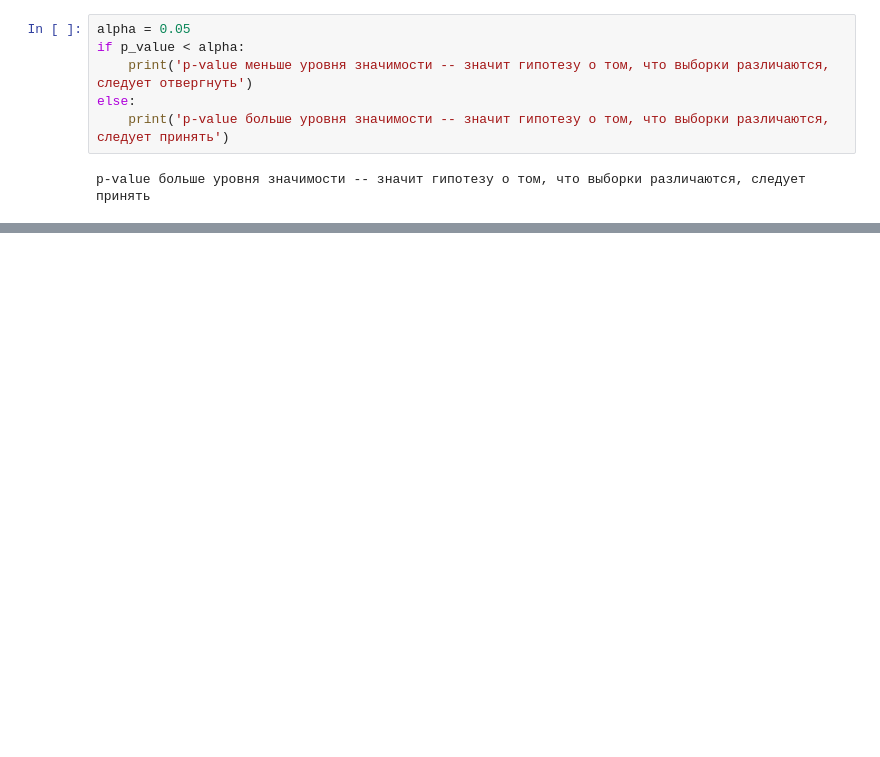
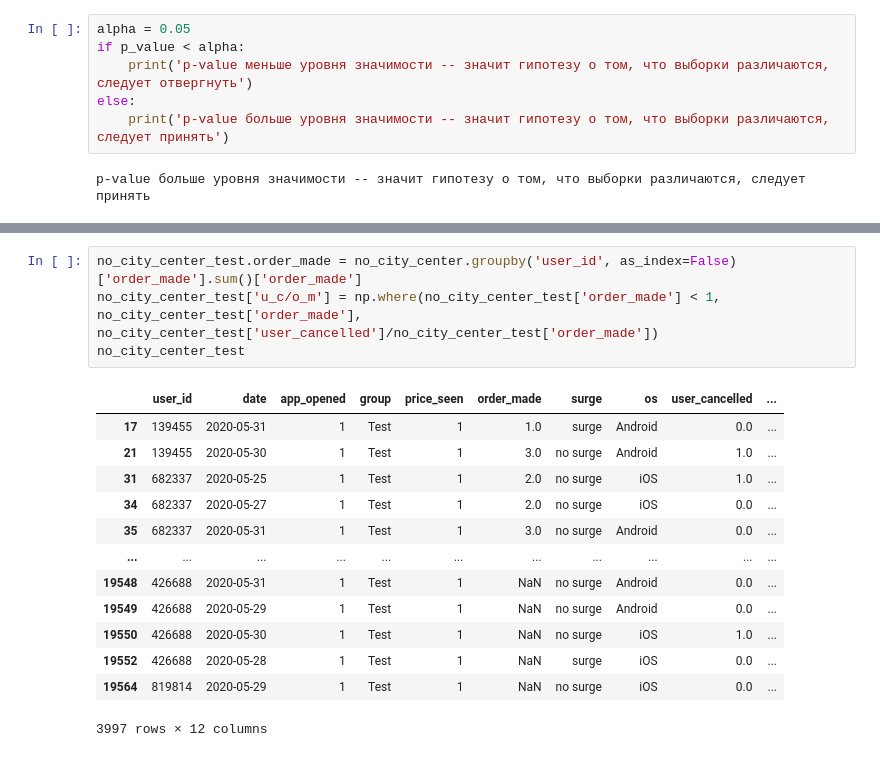
Before and after one commit to ASKhorosh/ABT-8, a Jupyter notebook: Аnalysis_of_results/analysis.ipynb, the cells around one changed output, grey strips where cells are left out. Saved outputs shown, nothing was run; the diff lists cells and outputs as text; blank space fills up the shorter version.

```diff
--- a/Аnalysis_of_results/analysis.ipynb
+++ b/Аnalysis_of_results/analysis.ipynb
@@ -264,0 +225,18 @@ plt.hist(result, bins=10);
+# %%
+no_city_center_test.order_made = no_city_center.groupby('user_id', as_index=False)['order_made'].sum()['order_made']
+no_city_center_test['u_c/o_m'] = np.where(no_city_center_test['order_made'] < 1, no_city_center_test['order_made'], no_city_center_test['user_cancelled']/no_city_center_test['order_made'])
+no_city_center_test
+# %% [output]
+|  | user_id | date | app_opened | group | price_seen | order_made | surge | os | user_cancelled | ... |
+| 17 | 139455 | 2020-05-31 | 1 | Test | 1 | 1.0 | surge | Android | 0.0 | ... |
+| 21 | 139455 | 2020-05-30 | 1 | Test | 1 | 3.0 | no surge | Android | 1.0 | ... |
+| 31 | 682337 | 2020-05-25 | 1 | Test | 1 | 2.0 | no surge | iOS | 1.0 | ... |
+| 34 | 682337 | 2020-05-27 | 1 | Test | 1 | 2.0 | no surge | iOS | 0.0 | ... |
+| 35 | 682337 | 2020-05-31 | 1 | Test | 1 | 3.0 | no surge | Android | 0.0 | ... |
+| ... | ... | ... | ... | ... | ... | ... | ... | ... | ... | ... |
+| 19548 | 426688 | 2020-05-31 | 1 | Test | 1 | NaN | no surge | Android | 0.0 | ... |
+| 19549 | 426688 | 2020-05-29 | 1 | Test | 1 | NaN | no surge | Android | 0.0 | ... |
+| 19550 | 426688 | 2020-05-30 | 1 | Test | 1 | NaN | no surge | iOS | 1.0 | ... |
+| 19552 | 426688 | 2020-05-28 | 1 | Test | 1 | NaN | surge | iOS | 0.0 | ... |
+| 19564 | 819814 | 2020-05-29 | 1 | Test | 1 | NaN | no surge | iOS | 0.0 | ... |
+3997 rows × 12 columns
```
Also changed, not shown: parts of 33 cells of this notebook, 2 other files.
